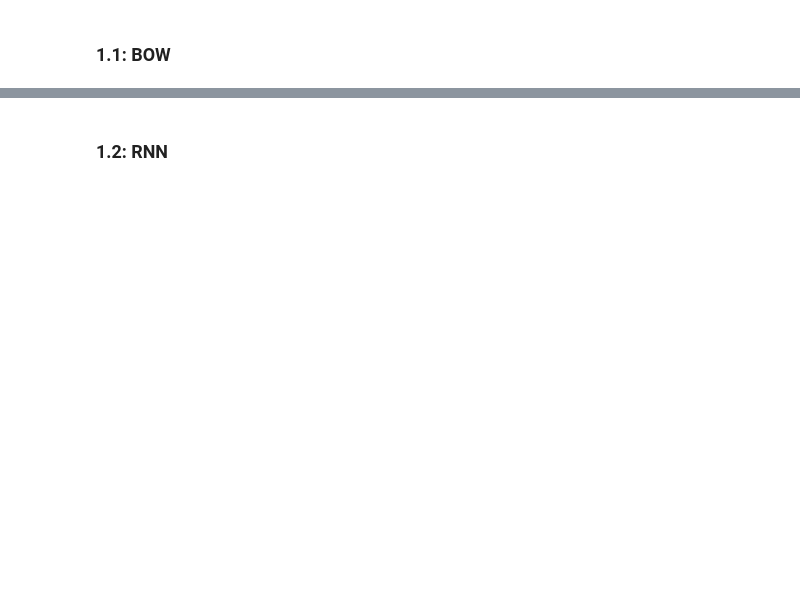
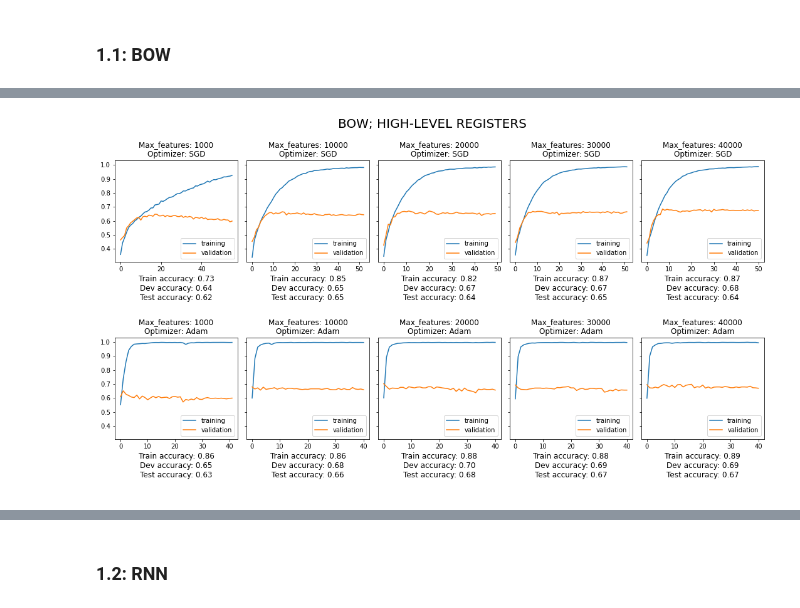
Before and after one commit to HannaKi/DL_HLT_2020_groupwork, a Jupyter notebook: DLHLT2020_Timo.ipynb, the cells around one changed output, grey strips where cells are left out. Saved outputs shown, nothing was run; the diff lists cells and outputs as text; code cells hidden in the pictures; blank space fills up the shorter version.

```diff
--- a/DLHLT2020_Timo.ipynb
+++ b/DLHLT2020_Timo.ipynb
@@ -418,0 +503,4 @@ Max features: 20000     Optimizer: adam         Train Accuracy: 0.98    Dev accu
+# %%
+plot_results(bow_results['hl'], 'BOW; HIGH-LEVEL REGISTERS')
+# %% [output]
+[figure, added]
```
Also changed, not shown: parts of 29 cells of this notebook.
